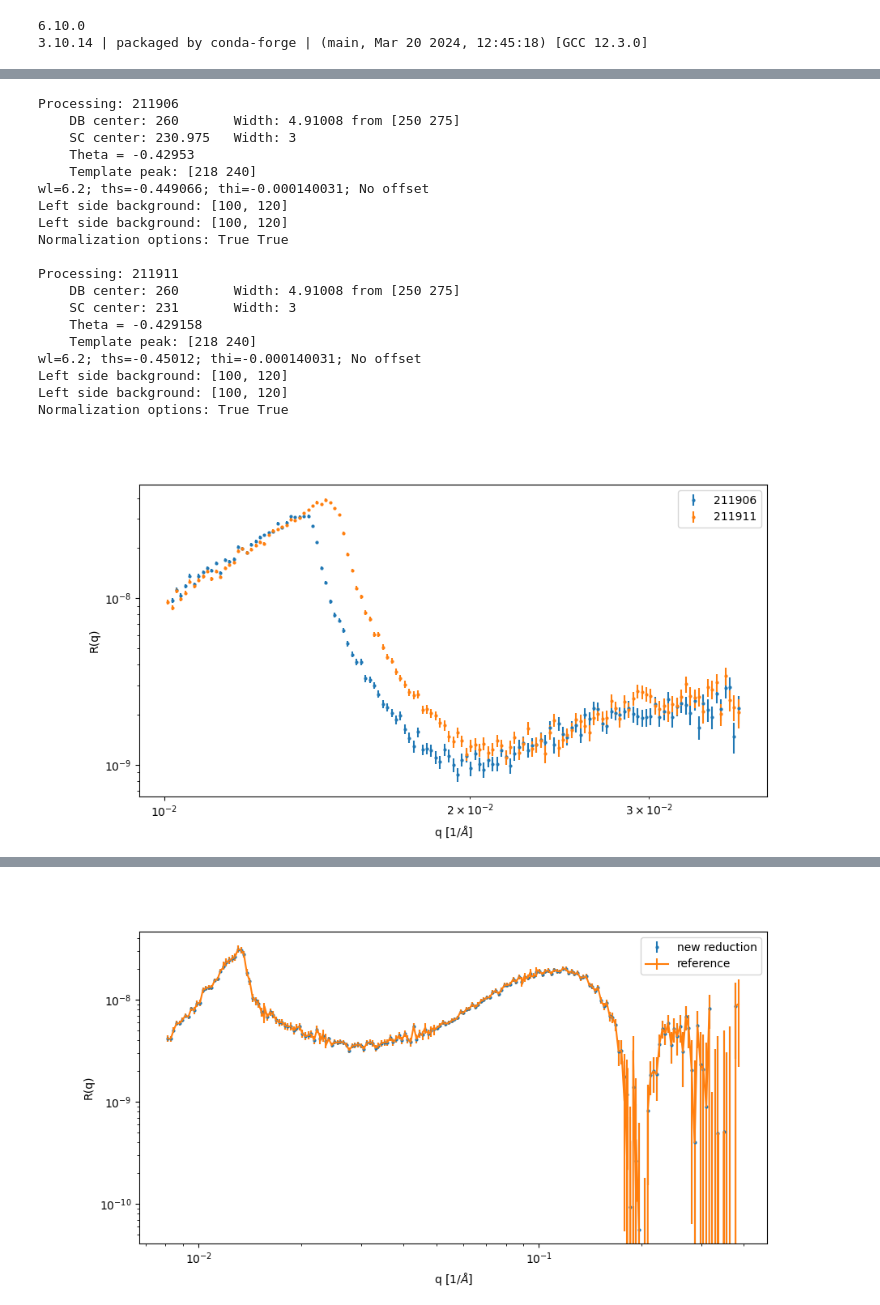
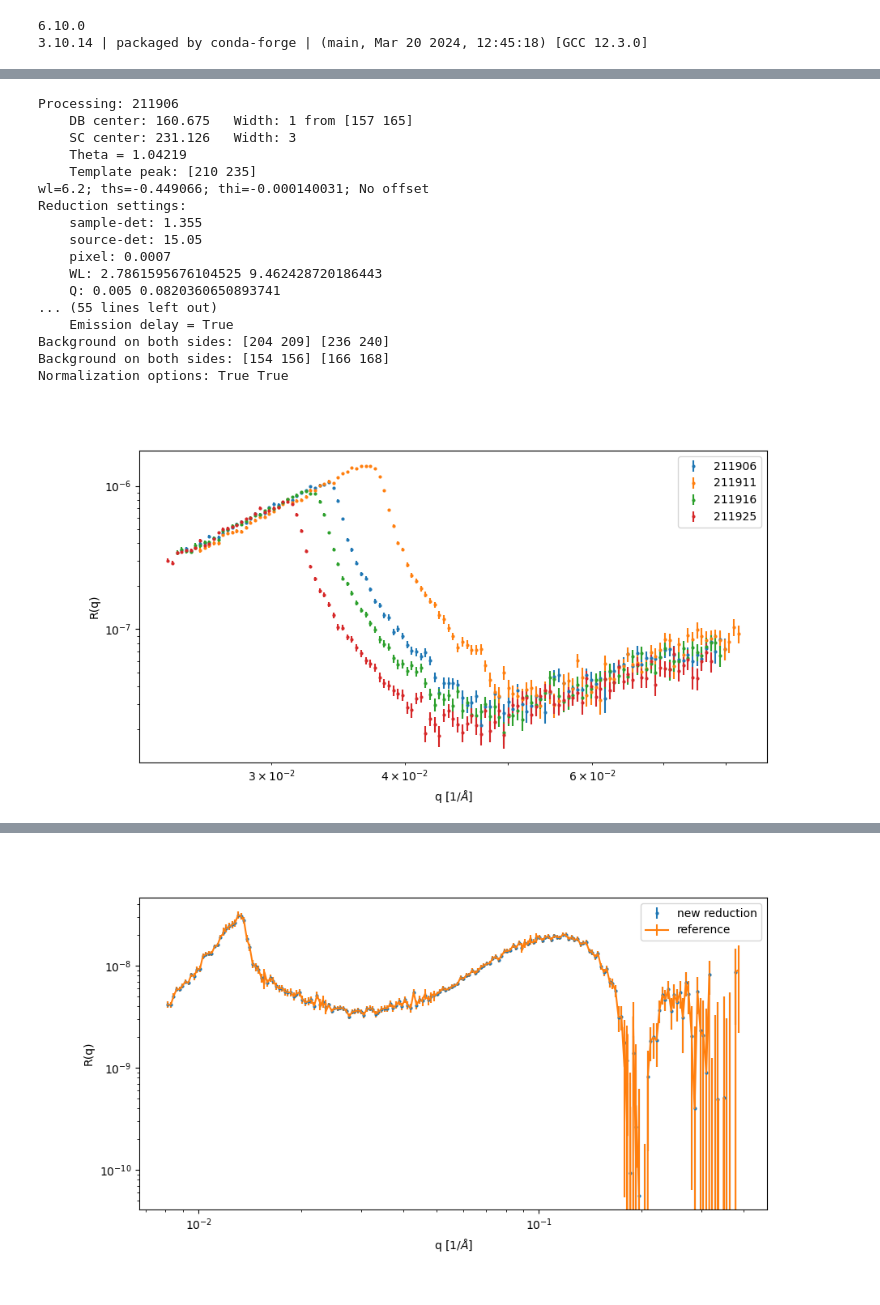
Before and after one commit to neutrons/LiquidsReflectometer, a Jupyter notebook: reduction/notebooks/workflow-fixed-tthd.ipynb, the cells around one changed output, grey strips where cells are left out. Cells and saved outputs as stored; diff of their text form; code cells hidden in the pictures.

```diff
--- a/reduction/notebooks/workflow-fixed-tthd.ipynb
+++ b/reduction/notebooks/workflow-fixed-tthd.ipynb
@@ -75,51 +75,49 @@ importlib.reload(template)
 data_dir = os.path.expanduser('~/git/LiquidsReflectometer/reduction/data')
 template_path = os.path.join(data_dir, 'template.xml')
 template_path = '/SNS/REF_L/IPTS-33612/shared/autoreduce/template_down.xml'
 
 fig, ax = plt.subplots(figsize=(10,5))
 seq = 1
 
 run_number = 211906
 
-for i in [211906, 211911]: #, 211916, 211925]:
+for i in [211906, 211911, 211916, 211925]:
     ws = api.Load("REF_L_%s" % i)
     workflow.reduce_fixed_two_theta(ws, template_path, output_dir=data_dir, average_overlap=False,
                                    offset_from_first=False, fixed_offset=None)
 
     reduced_path = os.path.join(data_dir, 'REFL_%s_%s_%s_partial.txt' % (i, seq, i))
     if os.path.isfile(reduced_path):
         _refl = np.loadtxt(reduced_path).T
         plt.errorbar(_refl[0], _refl[1]*_refl[0]**4, yerr=_refl[2]*_refl[0]**4, markersize=4, marker='.', linestyle='', label=str(i))
 
 
 
 plt.legend()
 plt.xlabel('q [$1/\AA$]')
 plt.ylabel('R(q)')
 ax.set_yscale('log')
 ax.set_xscale('log')
 plt.show()
 # %% [output]
 Processing: 211906
-    DB center: 260       Width: 4.91008 from [250 275]
-    SC center: 230.975   Width: 3
-    Theta = -0.42953
-    Template peak: [218 240]
+    DB center: 160.675   Width: 1 from [157 165]
+    SC center: 231.126   Width: 3
+    Theta = 1.04219
+    Template peak: [210 235]
 wl=6.2; ths=-0.449066; thi=-0.000140031; No offset
-Left side background: [100, 120]
-Left side background: [100, 120]
+Reduction settings:
+    sample-det: 1.355
+    source-det: 15.05
+    pixel: 0.0007
+    WL: 2.7861595676104525 9.462428720186443
+    Q: 0.005 0.0820360650893741
+... (55 lines left out)
+    Emission delay = True
+Background on both sides: [204 209] [236 240]
+Background on both sides: [154 156] [166 168]
 Normalization options: True True
-
-Processing: 211911
-    DB center: 260       Width: 4.91008 from [250 275]
-    SC center: 231       Width: 3
-    Theta = -0.429158
-    Template peak: [218 240]
-wl=6.2; ths=-0.45012; thi=-0.000140031; No offset
-Left side background: [100, 120]
-Left side background: [100, 120]
-Normalization options: True True
-[figure, old version]
+[figure, new version]
 # %%
 importlib.reload(workflow)
 importlib.reload(output)
```
Also changed, not shown: parts of 2 cells of this notebook, 22 other files.
